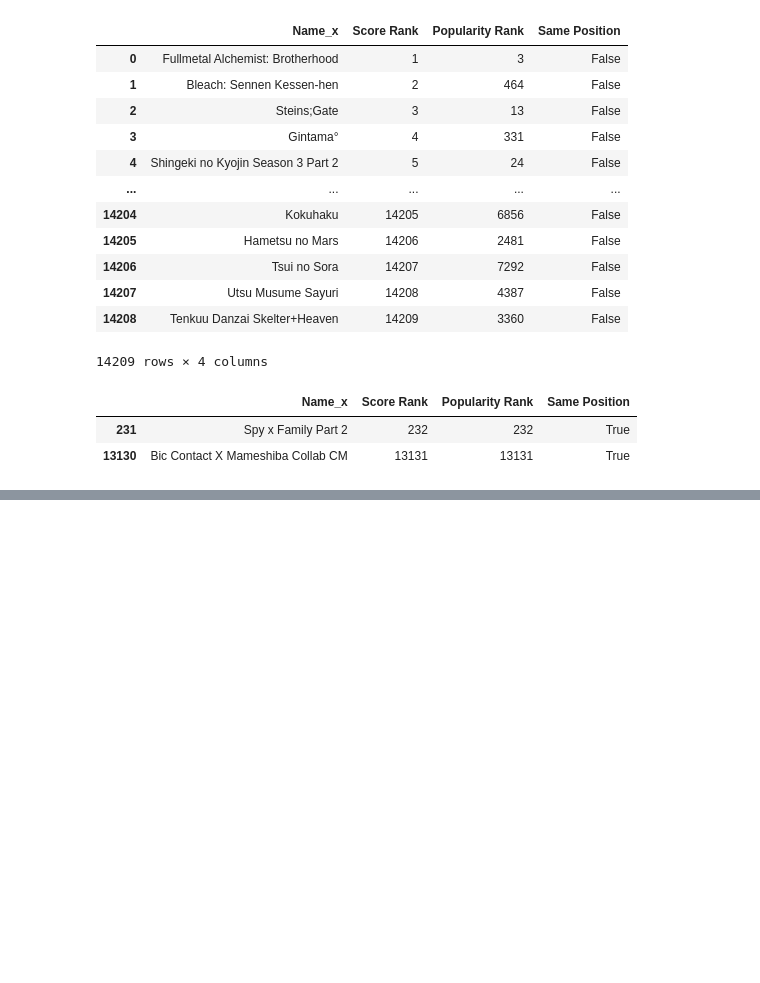
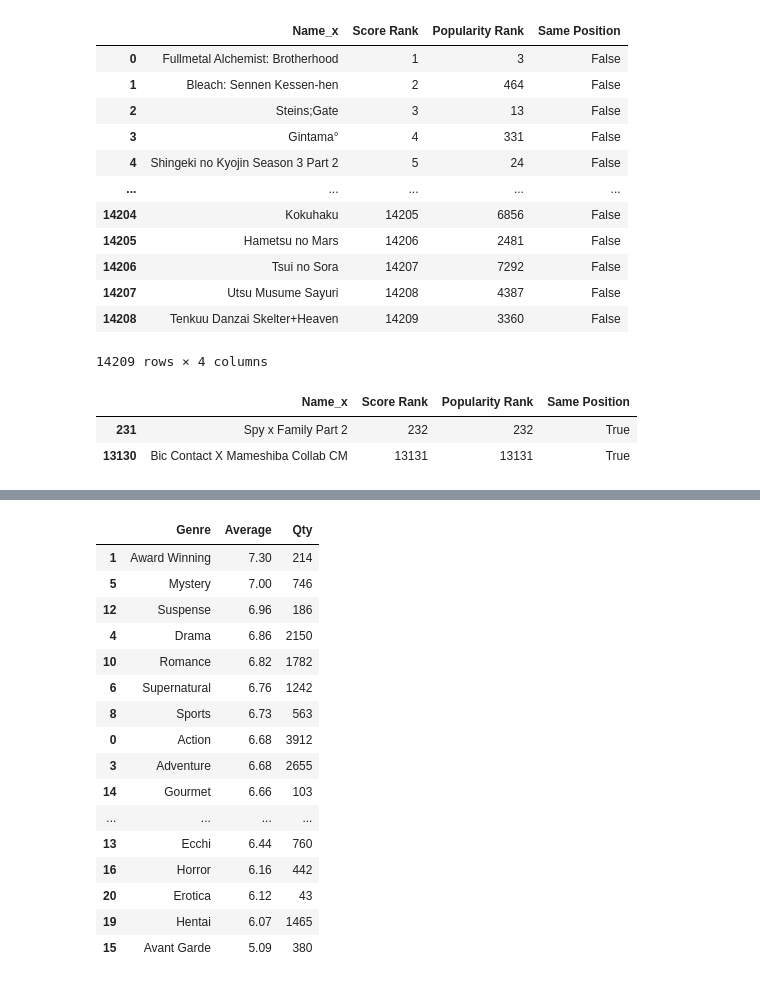
Before and after one commit to lucashensil/Analise-MyAnimeList-2023, a Jupyter notebook: main.ipynb, the cells around one changed output, grey strips where cells are left out. Saved outputs shown, nothing was run; the diff lists cells and outputs as text; code cells hidden in the pictures; blank space fills up the shorter version.

```diff
--- a/main.ipynb
+++ b/main.ipynb
@@ -193,0 +215,45 @@ display(sm_df)
+# %%
+data_sg = data.query("Genres != 'UNKNOWN' and Score != 'UNKNOWN'")
+
+sg_values = data_sg[['Score','Genres']].values
+dic_scores = defaultdict(float)
+dic_count = defaultdict(int)
+dic_avarage = defaultdict()
+
+for score, genres in sg_values:
+    score = float(score)
+    for genre in genres.split(','):
+        genre = genre.strip()
+        dic_scores[genre] += score
+        dic_count[genre] += 1
+
+
+
+for genre in dic_scores.keys():
+    average_score = f"{dic_scores[genre] / dic_count[genre]:.2f}"
+    dic_avarage[genre] = average_score
+
+count_df = pd.DataFrame(list(dic_count.items()), columns=['Genre', 'Qty'])
+average_df = pd.DataFrame(list(dic_avarage.items()), columns=['Genre', 'Average'])
+
+merged_sg = pd.merge(average_df, count_df, on='Genre')
+merged_sg = merged_sg.sort_values(by='Average', ascending=False)
+display(merged_sg)
+# %% [output]
+|  | Genre | Average | Qty |
+| 1 | Award Winning | 7.30 | 214 |
+| 5 | Mystery | 7.00 | 746 |
+| 12 | Suspense | 6.96 | 186 |
+| 4 | Drama | 6.86 | 2150 |
+| 10 | Romance | 6.82 | 1782 |
+| 6 | Supernatural | 6.76 | 1242 |
+| 8 | Sports | 6.73 | 563 |
+| 0 | Action | 6.68 | 3912 |
+| 3 | Adventure | 6.68 | 2655 |
+| 14 | Gourmet | 6.66 | 103 |
+| ... | ... | ... | ... |
+| 13 | Ecchi | 6.44 | 760 |
+| 16 | Horror | 6.16 | 442 |
+| 20 | Erotica | 6.12 | 43 |
+| 19 | Hentai | 6.07 | 1465 |
+| 15 | Avant Garde | 5.09 | 380 |
```
Also changed, not shown: parts of 5 cells of this notebook.
